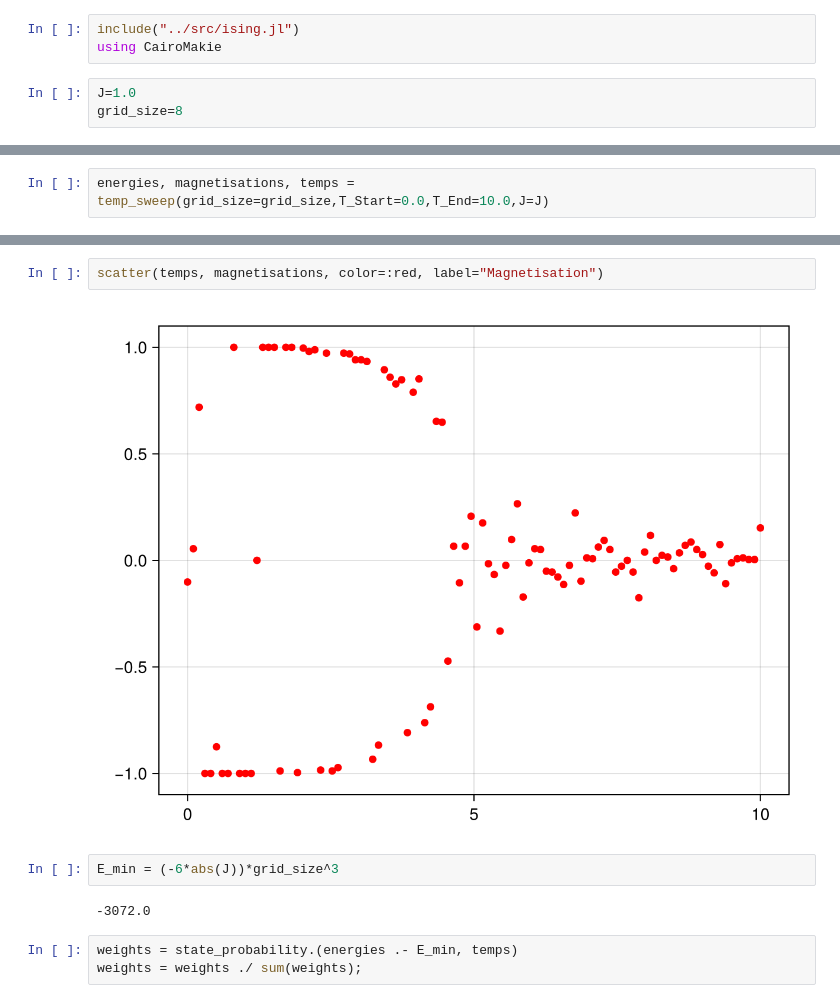
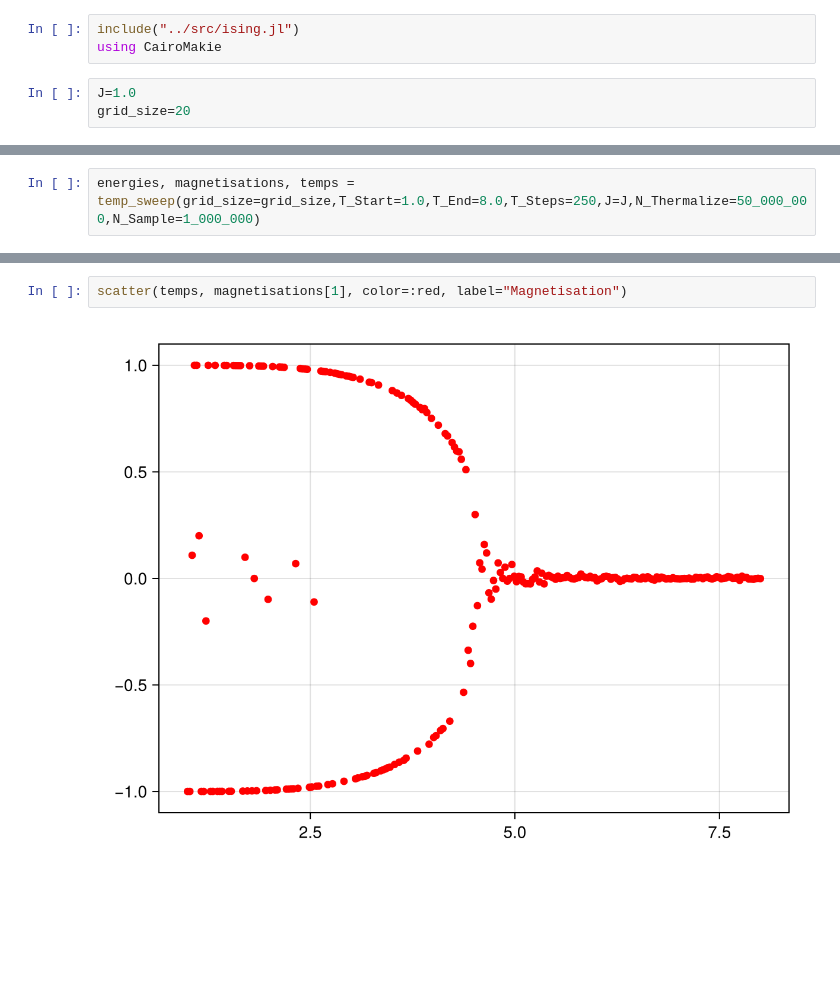
Before and after one commit to emhl/CoPhy3, a Jupyter notebook: ex01/notebooks/temperature_variation.ipynb, the cells around one changed output, grey strips where cells are left out. Cells and saved outputs as stored; diff of their text form; blank space fills up the shorter version.

```diff
--- a/ex01/notebooks/temperature_variation.ipynb
+++ b/ex01/notebooks/temperature_variation.ipynb
@@ -7,5 +7,5 @@ include("../src/ising.jl")
 using CairoMakie
 # %%
 J=1.0
-grid_size=8
+grid_size=20
 # %% [output]
@@ -15,3 +15,3 @@ grid_size=8
 # %%
-energies, magnetisations, temps = temp_sweep(grid_size=grid_size,T_Start=0.0,T_End=10.0,J=J)
+energies, magnetisations, temps = temp_sweep(grid_size=grid_size,T_Start=1.0,T_End=8.0,T_Steps=250,J=J,N_Thermalize=50_000_000,N_Sample=1_000_000)
 # %% [output]
@@ -23,11 +23,4 @@ scatter(temps, energies, color=:blue, label="Energy")
 # %%
-scatter(temps, magnetisations, color=:red, label="Magnetisation")
+scatter(temps, magnetisations[1], color=:red, label="Magnetisation")
 # %% [output]
-[figure, old version]
+[figure, new version]
-# %%
-E_min = (-6*abs(J))*grid_size^3
-# %% [output]
--3072.0
-# %%
-weights = state_probability.(energies .- E_min, temps)
-weights = weights ./ sum(weights);
```
Also changed, not shown: parts of 8 cells of this notebook.
